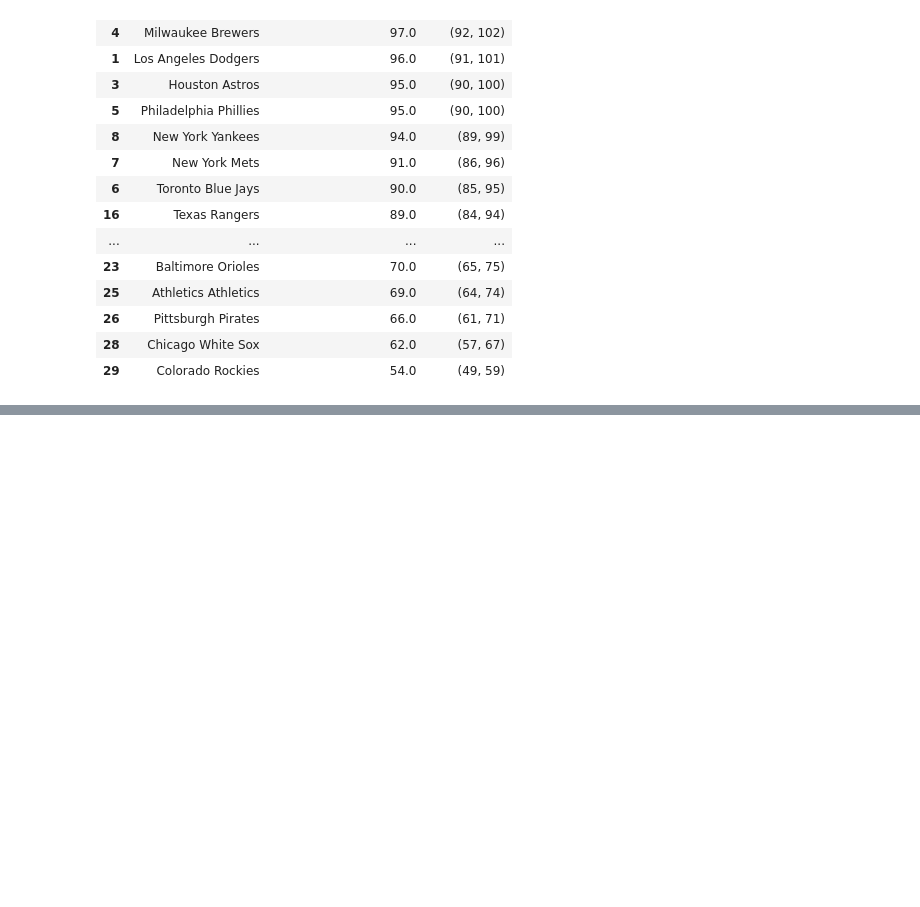
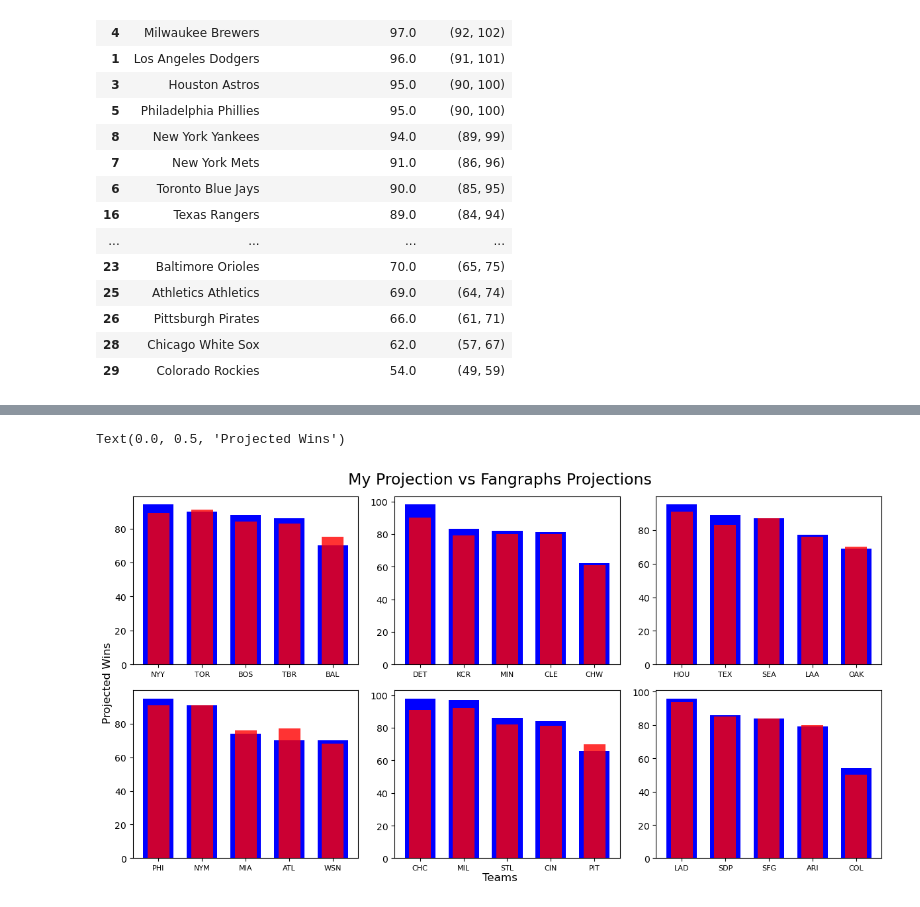
Before and after one commit to PranayaKShrestha/Predicting2025MLBStandingsML, a Jupyter notebook: Predicting_mlb_standings_2025.ipynb, the cells around one changed output, grey strips where cells are left out. Drawn from its saved outputs; the diff is of its cells as text; code cells hidden in the pictures; blank space fills up the shorter version.

```diff
--- a/Predicting_mlb_standings_2025.ipynb
+++ b/Predicting_mlb_standings_2025.ipynb
@@ -217,0 +295,7 @@ myprojections_vs_fangraphs
+# %%
+AL_East = myprojections_vs_fangraphs[myprojections_vs_fangraphs['Division'] == 'AL East']
+AL_Central = myprojections_vs_fangraphs[myprojections_vs_fangraphs['Division'] == 'AL Central']
+AL_West = myprojections_vs_fangraphs[myprojections_vs_fangraphs['Division'] == 'AL West']
+NL_East = myprojections_vs_fangraphs[myprojections_vs_fangraphs['Division'] == 'NL East']
+NL_Central = myprojections_vs_fangraphs[myprojections_vs_fangraphs['Division'] == 'NL Central']
+NL_West = myprojections_vs_fangraphs[myprojections_vs_fangraphs['Division'] == 'NL West']
@@ -217,0 +309,27 @@ myprojections_vs_fangraphs
+# %%
+fig, axis = plt.subplots(2, 3, figsize=(12, 6))
+plt.tight_layout(pad=1.0)
+axis[0,0].bar(AL_East['Team_Abb'], AL_East['Projected_Final_Wins'], color = 'b', width = 0.7)
+axis[0,0].bar(AL_East['Team_Abb'], AL_East['Fangraphs_Win_Projections'],  width = 0.5, alpha = 0.8, color = 'red')
+
+axis[0,1].bar(AL_Central['Team_Abb'], AL_Central['Projected_Final_Wins'], color = 'b',width = 0.7)
+axis[0,1].bar(AL_Central['Team_Abb'], AL_Central['Fangraphs_Win_Projections'],  width = 0.5, alpha = 0.8, color = 'red')
+
+axis[0,2].bar(AL_West['Team_Abb'], AL_West['Projected_Final_Wins'], color = 'b',width = 0.7)
+axis[0,2].bar(AL_West['Team_Abb'], AL_West['Fangraphs_Win_Projections'],  width = 0.5, alpha = 0.8, color = 'red')
+
+axis[1,0].bar(NL_East['Team_Abb'], NL_East['Projected_Final_Wins'], color = 'b',width = 0.7)
+axis[1,0].bar(NL_East['Team_Abb'], NL_East['Fangraphs_Win_Projections'],  width = 0.5, alpha = 0.8, color = 'red')
+
+axis[1,1].bar(NL_Central['Team_Abb'], NL_Central['Projected_Final_Wins'], color = 'b',width = 0.7)
+axis[1,1].bar(NL_Central['Team_Abb'], NL_Central['Fangraphs_Win_Projections'],  width = 0.5, alpha = 0.8, color = 'red')
+
+axis[1,2].bar(NL_West['Team_Abb'], NL_West['Projected_Final_Wins'], color = 'b',width = 0.7)
+axis[1,2].bar(NL_West['Team_Abb'], NL_West['Fangraphs_Win_Projections'],  width = 0.5, alpha = 0.8, color = 'red')
+
+fig.text(0.5,1, 'My Projection vs Fangraphs Projections',ha='center',fontsize= 17)
+fig.text(0.5, 0.00, 'Teams', ha='center', fontsize=12)
+fig.text(0.00, 0.5, 'Projected Wins', va='center', rotation='vertical', fontsize=12)
+# %% [output]
+Text(0.0, 0.5, 'Projected Wins')
+[figure, added]
```
Also changed, not shown: parts of 4 cells of this notebook.
